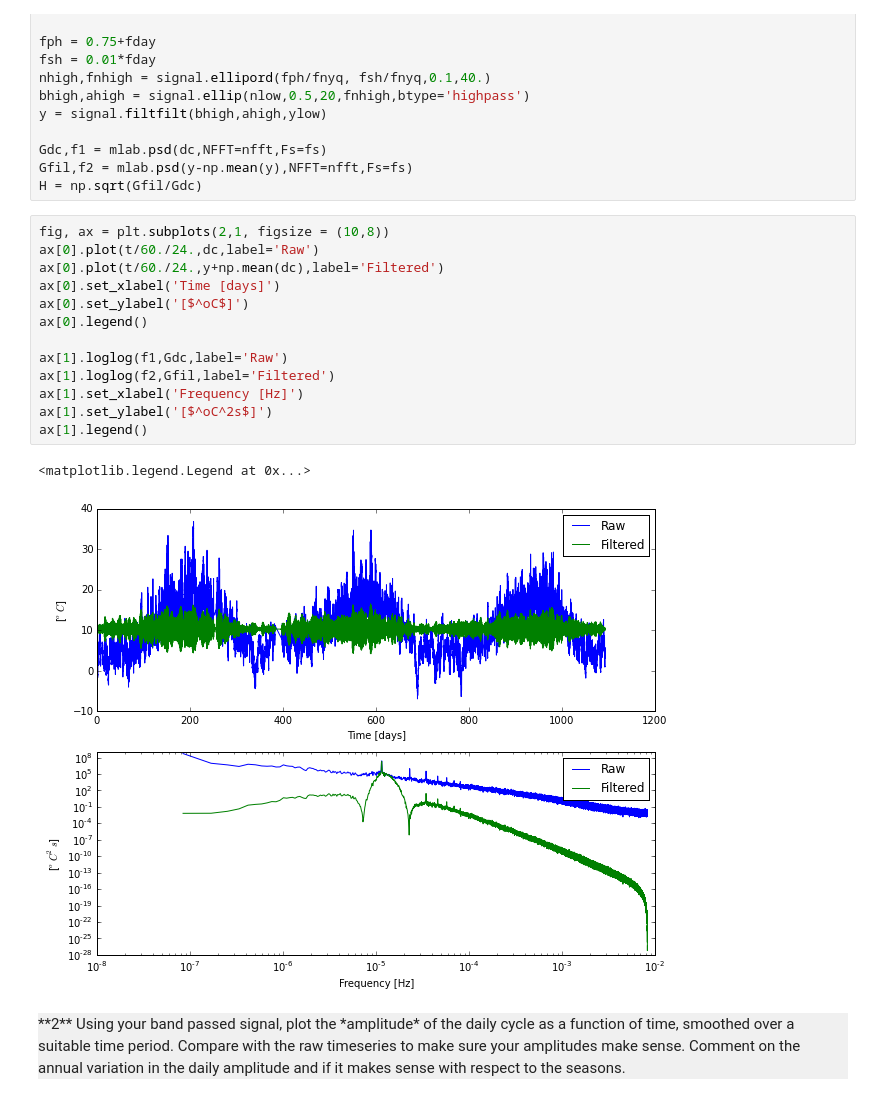
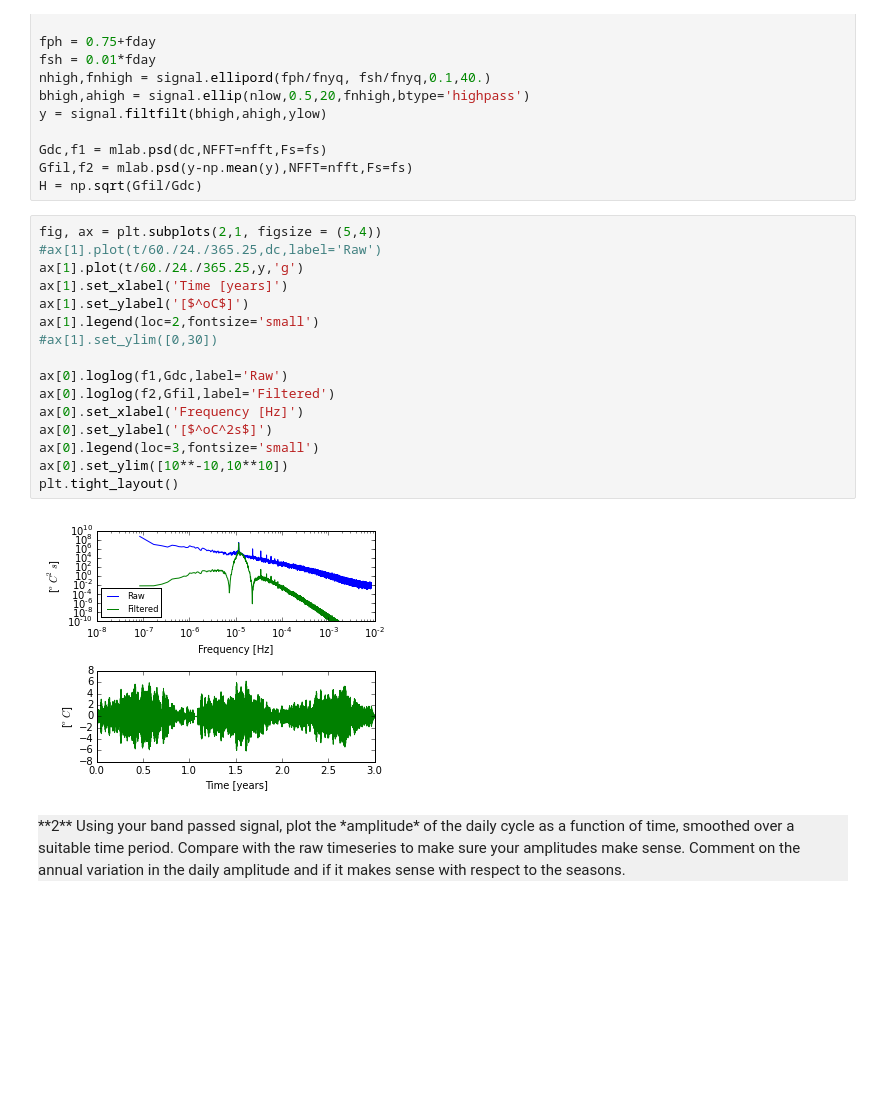
Before and after one commit to MDWine/Phys411, a Jupyter notebook: Assignment7.ipynb, the cells around one changed output. Cells and saved outputs as stored; diff of their text form; blank space fills up the shorter version.

```diff
--- a/Assignment7.ipynb
+++ b/Assignment7.ipynb
@@ -296,21 +296,23 @@ Gdc,f1 = mlab.psd(dc,NFFT=nfft,Fs=fs)
 Gfil,f2 = mlab.psd(y-np.mean(y),NFFT=nfft,Fs=fs)
 H = np.sqrt(Gfil/Gdc)
 # %%
-fig, ax = plt.subplots(2,1, figsize = (10,8))
-ax[0].plot(t/60./24.,dc,label='Raw')
-ax[0].plot(t/60./24.,y+np.mean(dc),label='Filtered')
-ax[0].set_xlabel('Time [days]')
-ax[0].set_ylabel('[$^oC$]')
-ax[0].legend()
+fig, ax = plt.subplots(2,1, figsize = (5,4))
+#ax[1].plot(t/60./24./365.25,dc,label='Raw')
+ax[1].plot(t/60./24./365.25,y,'g')
+ax[1].set_xlabel('Time [years]')
+ax[1].set_ylabel('[$^oC$]')
+ax[1].legend(loc=2,fontsize='small')
+#ax[1].set_ylim([0,30])
 
-ax[1].loglog(f1,Gdc,label='Raw')
-ax[1].loglog(f2,Gfil,label='Filtered')
-ax[1].set_xlabel('Frequency [Hz]')
-ax[1].set_ylabel('[$^oC^2s$]')
-ax[1].legend()
+ax[0].loglog(f1,Gdc,label='Raw')
+ax[0].loglog(f2,Gfil,label='Filtered')
+ax[0].set_xlabel('Frequency [Hz]')
+ax[0].set_ylabel('[$^oC^2s$]')
+ax[0].legend(loc=3,fontsize='small')
+ax[0].set_ylim([10**-10,10**10])
+plt.tight_layout()
 # %% [output]
-<matplotlib.legend.Legend at 0x...>
-[figure, old version]
+[figure, new version]
 # %% [markdown]
 <div style='background:#F0F0F0'> **2** Using your band passed signal, plot the *amplitude* of the daily cycle as a function of time, smoothed over a suitable time period. Compare with the raw timeseries to make sure your amplitudes make sense. Comment on the annual variation in the daily amplitude and if it makes sense with respect to the seasons.
 </div>
```
Also changed, not shown: parts of 8 cells of this notebook, 2 other files.
